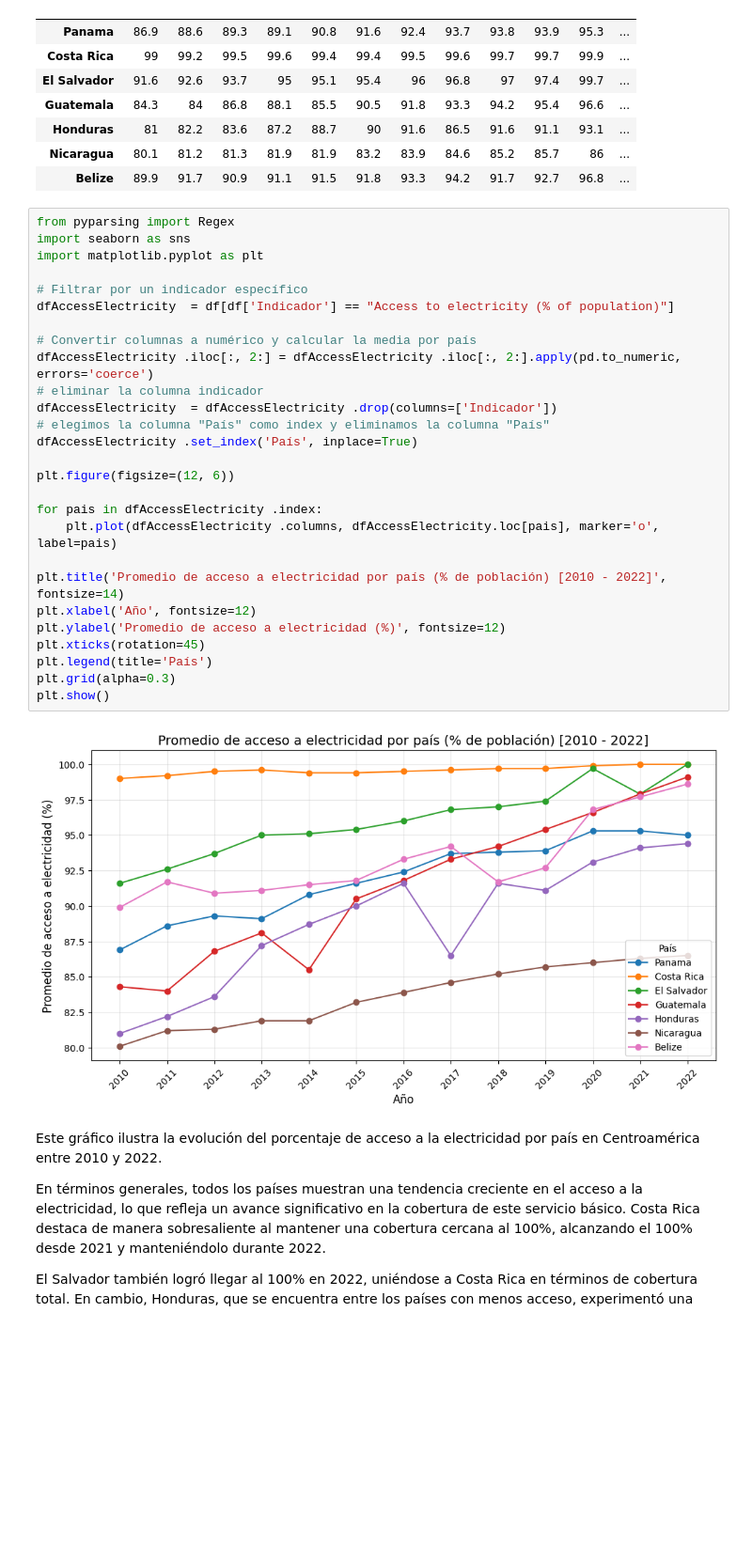
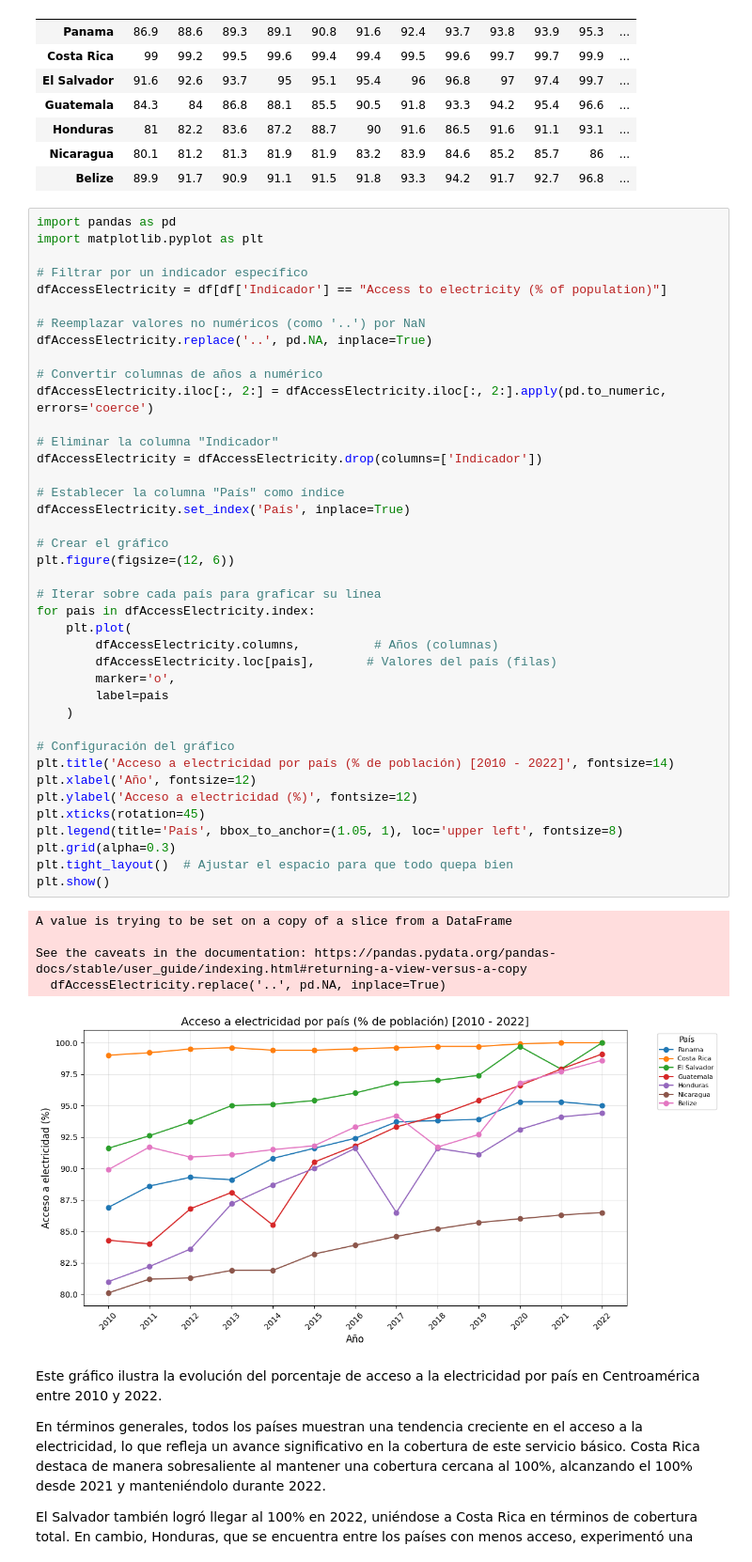
Before and after one commit to KarenSSanchezP/AnalisisLongevidad-AC, a Jupyter notebook: archivo.ipynb, the cells around one changed output. Shown at 94% size. Saved outputs shown, nothing was run; the diff lists cells and outputs as text; blank space fills up the shorter version.

```diff
--- a/archivo.ipynb
+++ b/archivo.ipynb
@@ -121,34 +121,51 @@ dfAccessElectricity
 | Nicaragua | 80.1 | 81.2 | 81.3 | 81.9 | 81.9 | 83.2 | 83.9 | 84.6 | 85.2 | 85.7 | 86 | ... |
 | Belize | 89.9 | 91.7 | 90.9 | 91.1 | 91.5 | 91.8 | 93.3 | 94.2 | 91.7 | 92.7 | 96.8 | ... |
 # %%
-from pyparsing import Regex
-import seaborn as sns
+import pandas as pd
 import matplotlib.pyplot as plt
 
 # Filtrar por un indicador específico
-dfAccessElectricity  = df[df['Indicador'] == "Access to electricity (% of population)"]
+dfAccessElectricity = df[df['Indicador'] == "Access to electricity (% of population)"]
 
-# Convertir columnas a numérico y calcular la media por país
-dfAccessElectricity .iloc[:, 2:] = dfAccessElectricity .iloc[:, 2:].apply(pd.to_numeric, errors='coerce')
-# eliminar la columna indicador
-dfAccessElectricity  = dfAccessElectricity .drop(columns=['Indicador'])
-# elegimos la columna "País" como index y eliminamos la columna "País"
-dfAccessElectricity .set_index('País', inplace=True)
+# Reemplazar valores no numéricos (como '..') por NaN
+dfAccessElectricity.replace('..', pd.NA, inplace=True)
 
+# Convertir columnas de años a numérico
+dfAccessElectricity.iloc[:, 2:] = dfAccessElectricity.iloc[:, 2:].apply(pd.to_numeric, errors='coerce')
+
+# Eliminar la columna "Indicador"
+dfAccessElectricity = dfAccessElectricity.drop(columns=['Indicador'])
+
+# Establecer la columna "País" como índice
+dfAccessElectricity.set_index('País', inplace=True)
+
+# Crear el gráfico
 plt.figure(figsize=(12, 6))
 
-for pais in dfAccessElectricity .index:
-    plt.plot(dfAccessElectricity .columns, dfAccessElectricity.loc[pais], marker='o', label=pais)
+# Iterar sobre cada país para graficar su línea
+for pais in dfAccessElectricity.index:
+    plt.plot(
+        dfAccessElectricity.columns,          # Años (columnas)
+        dfAccessElectricity.loc[pais],       # Valores del país (filas)
+        marker='o',
+        label=pais
+    )
 
-plt.title('Promedio de acceso a electricidad por país (% de población) [2010 - 2022]', fontsize=14)
+# Configuración del gráfico
+plt.title('Acceso a electricidad por país (% de población) [2010 - 2022]', fontsize=14)
 plt.xlabel('Año', fontsize=12)
-plt.ylabel('Promedio de acceso a electricidad (%)', fontsize=12)
+plt.ylabel('Acceso a electricidad (%)', fontsize=12)
 plt.xticks(rotation=45)
-plt.legend(title='País')
+plt.legend(title='País', bbox_to_anchor=(1.05, 1), loc='upper left', fontsize=8)
 plt.grid(alpha=0.3)
+plt.tight_layout()  # Ajustar el espacio para que todo quepa bien
 plt.show()
 # %% [output]
+A value is trying to be set on a copy of a slice from a DataFrame
+
+See the caveats in the documentation: https://pandas.pydata.org/pandas-docs/stable/user_guide/indexing.html#returning-a-view-versus-a-copy
+  dfAccessElectricity.replace('..', pd.NA, inplace=True)
-[figure, old version]
+[figure, new version]
 # %% [markdown]
 Este gráfico ilustra la evolución del porcentaje de acceso a la electricidad por país en Centroamérica entre 2010 y 2022.
 
```
Also changed, not shown: parts of 23 cells of this notebook, 1 other file.
